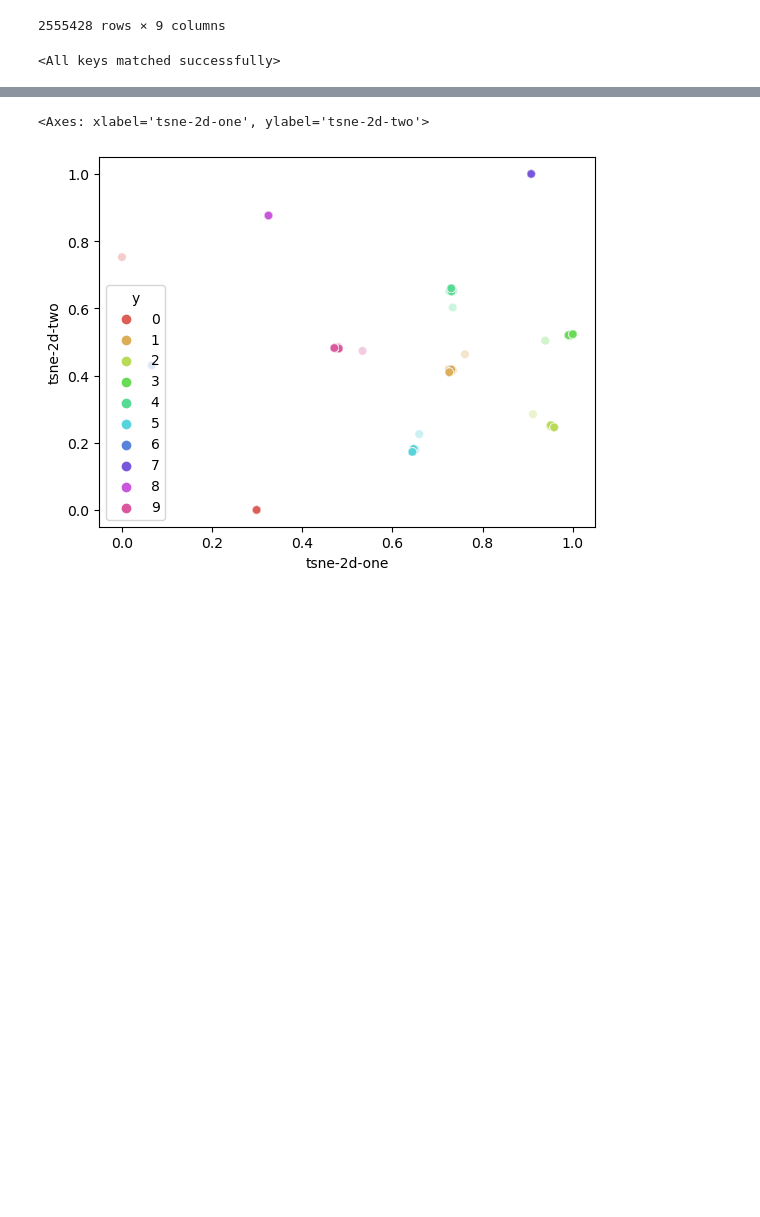
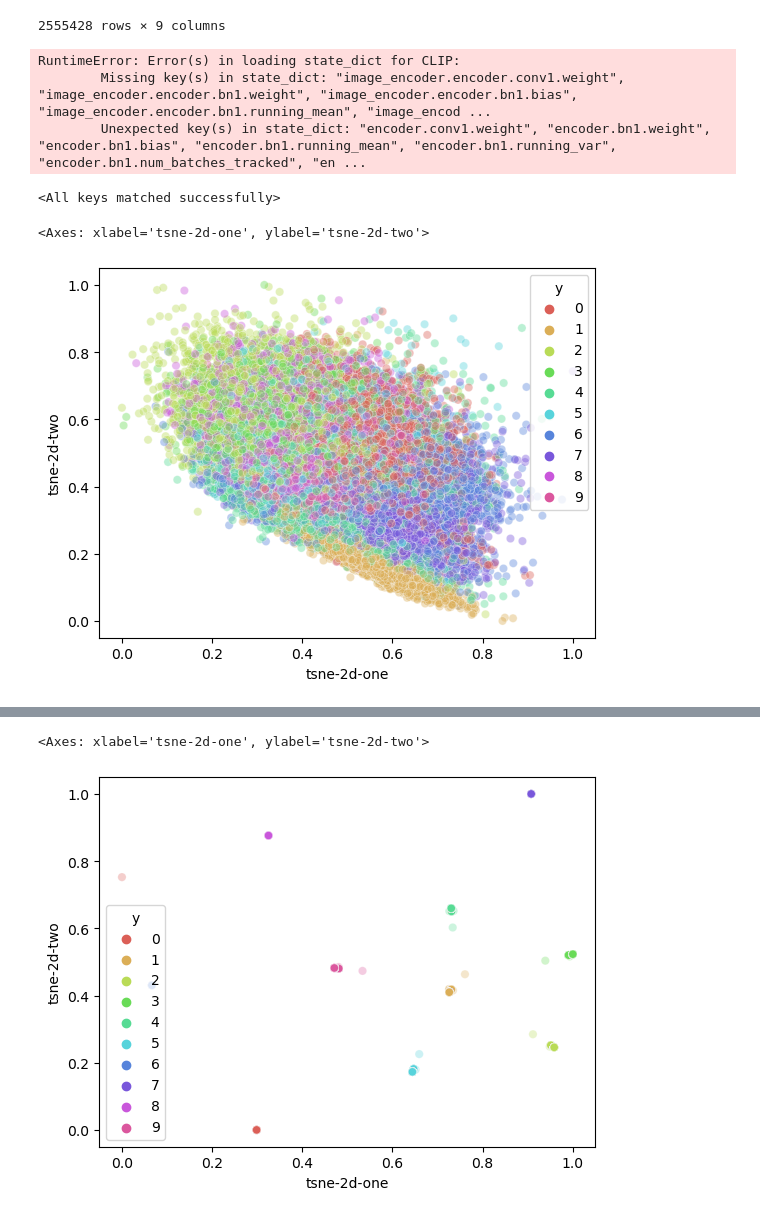
Before and after one commit to Faisal-Hajari/KD, a Jupyter notebook: CLIPPO/testing.ipynb, the cells around one changed output, grey strips where cells are left out. Cells and saved outputs as stored; diff of their text form; code cells hidden in the pictures; blank space fills up the shorter version.

```diff
--- a/CLIPPO/testing.ipynb
+++ b/CLIPPO/testing.ipynb
@@ -26,9 +26,9 @@ transform = transforms.Compose([
         transforms.ToTensor(),
         transforms.Normalize(mean=[0.485, 0.456, 0.406],
                              std=[0.229, 0.224, 0.225]),
-        transforms.Resize((224, 224))
+        transforms.Resize((32, 32))
     ])
-dataset = Mnist(None, transform)
+dataset = MnistTesting(transform, transform)
 # %%
 from PIL import ImageFont, ImageDraw, Image
 
@@ -57,9 +57,20 @@ from network import CLIPPO
 from tim_and_bert import *
 clippo = CLIP()
 clippo = clippo.cpu()
-clippo.load_state_dict(torch.load("/home/temp/Desktop/KD/CLIPPO/clip.pt"))
+clippo.load_state_dict(torch.load("/home/temp/Desktop/KD/CLIPPO/clippo_2k.pt"))
 # %% [output]
-<All keys matched successfully>
+RuntimeError: Error(s) in loading state_dict for CLIP:
+        Missing key(s) in state_dict: "image_encoder.encoder.conv1.weight", "image_encoder.encoder.bn1.weight", "image_encoder.encoder.bn1.bias", "image_encoder.encoder.bn1.running_mean", "image_encod ...
+        Unexpected key(s) in state_dict: "encoder.conv1.weight", "encoder.bn1.weight", "encoder.bn1.bias", "encoder.bn1.running_mean", "encoder.bn1.running_var", "encoder.bn1.num_batches_tracked", "en ...
+# %%
+import torch
+from network import CLIPPO
+from tim_and_bert import *
+clippo = CLIPPO()
+clippo = clippo.cpu()
+clippo.load_state_dict(torch.load("/home/temp/Desktop/KD/CLIPPO/clippo_2k_dino_.pt"))
+# %% [output]
+<All keys matched successfully>
 # %%
 import numpy as np
 from sklearn.manifold import TSNE
@@ -70,0 +98,16 @@ from sklearn.decomposition import PCA
+# %%
+#tsne = TSNE(n_jobs=-1).fit_transform(features)
+tx, ty = features[:, 0].squeeze(), features[:, 1].squeeze()
+tx = (tx-np.min(tx)) / (np.max(tx) - np.min(tx))
+ty = (ty-np.min(ty)) / (np.max(ty) - np.min(ty))
+sns.scatterplot(
+    x="tsne-2d-one", y="tsne-2d-two",
+    hue="y",
+    palette=sns.color_palette("hls", 10),
+    data=pd.DataFrame({'tsne-2d-one':tx, 'tsne-2d-two':ty, 'y':labels_ar.squeeze()}),
+    legend="full",
+    alpha=0.4
+)
+# %% [output]
+<Axes: xlabel='tsne-2d-one', ylabel='tsne-2d-two'>
+[figure, added]
```
Also changed, not shown: parts of 31 cells of this notebook, 8 other files.
